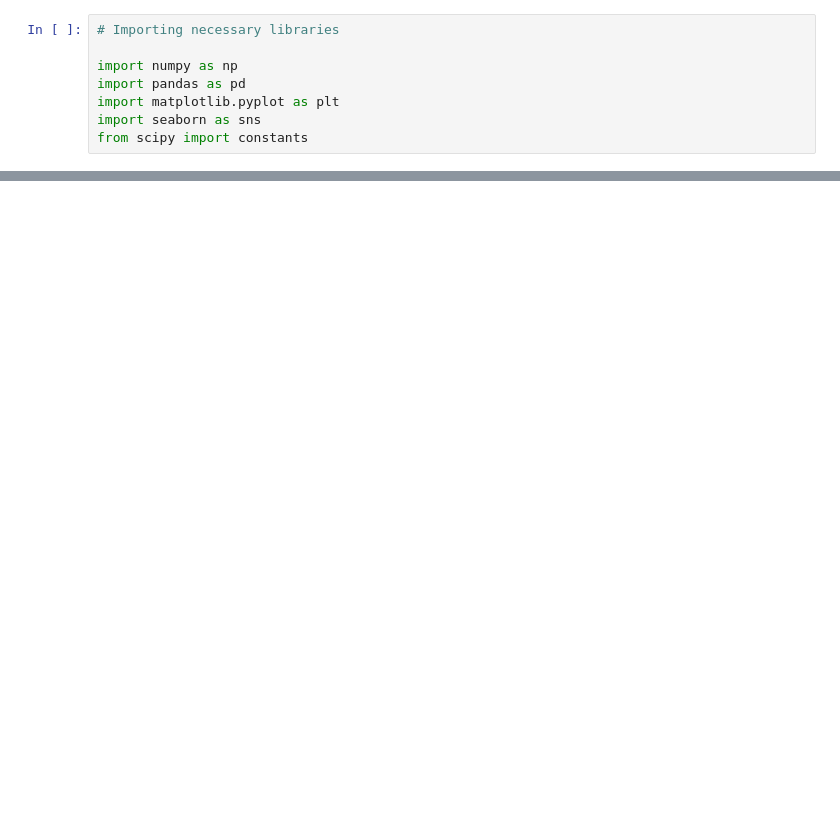
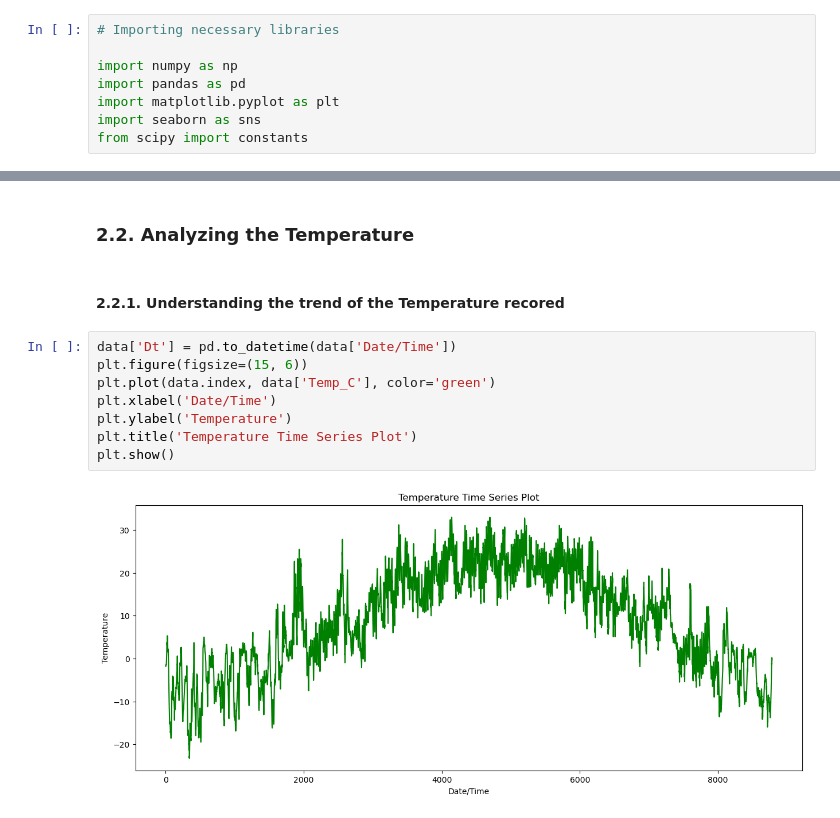
Before and after one commit to thamsonantony/SP24BUAN651FO-Intro-to-Data-and-Programming-Final-Project, a Jupyter notebook: arockiasamyt_final_project/arockiasamyt_final_project.ipynb, the cells around one changed output, grey strips where cells are left out. Drawn from its saved outputs; the diff is of its cells as text; blank space fills up the shorter version.

```diff
--- a/arockiasamyt_final_project/arockiasamyt_final_project.ipynb
+++ b/arockiasamyt_final_project/arockiasamyt_final_project.ipynb
@@ -70,0 +168,14 @@ plt.show()
+# %% [markdown]
+### 2.2. Analyzing the Temperature
+# %% [markdown]
+#### 2.2.1. Understanding the trend of the Temperature recored
+# %%
+data['Dt'] = pd.to_datetime(data['Date/Time'])
+plt.figure(figsize=(15, 6))
+plt.plot(data.index, data['Temp_C'], color='green')
+plt.xlabel('Date/Time')
+plt.ylabel('Temperature')
+plt.title('Temperature Time Series Plot')
+plt.show()
+# %% [output]
+[figure, added]
```
Also changed, not shown: parts of 69 cells of this notebook, 1 other file.
